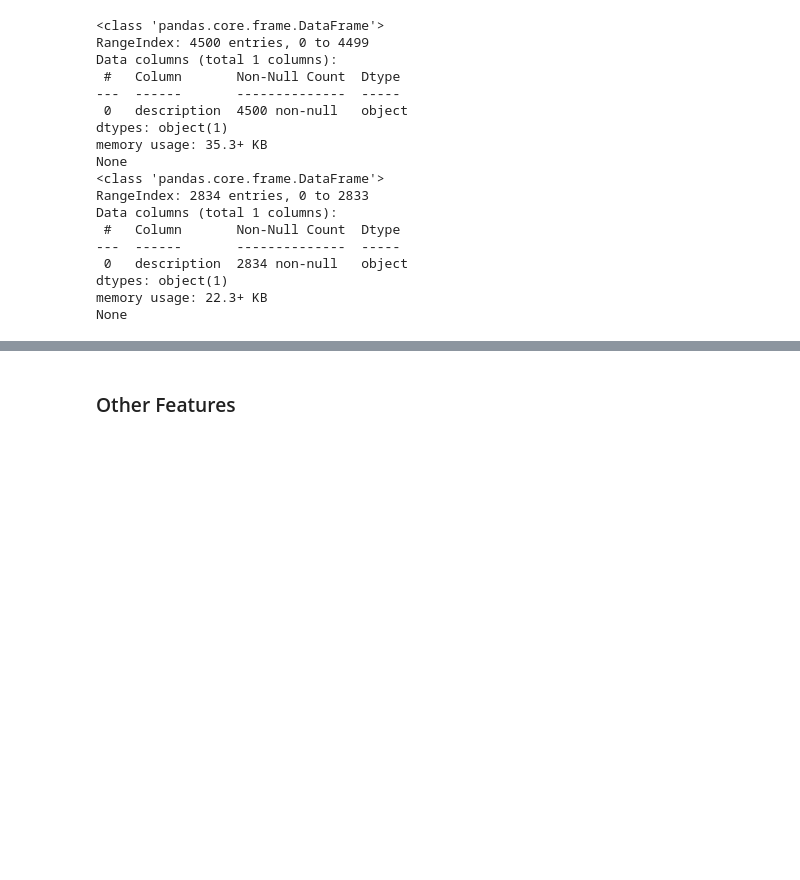
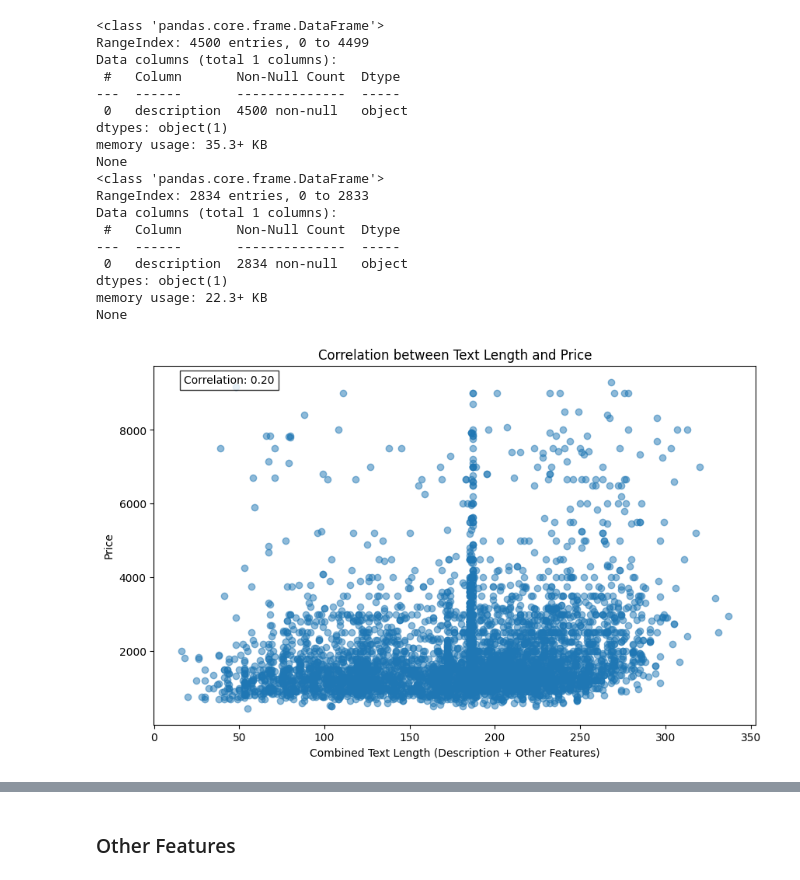
Before and after one commit to marcolomele/milan-rent, a Jupyter notebook: data-processing.ipynb, the cells around one changed output, grey strips where cells are left out. Cells and saved outputs as stored; diff of their text form; code cells hidden in the pictures; blank space fills up the shorter version.

```diff
--- a/data-processing.ipynb
+++ b/data-processing.ipynb
@@ -200,6 +200,25 @@ Data columns (total 1 columns):
 dtypes: object(1)
 memory usage: 22.3+ KB
 None
+# %%
+# correlation between description + other feature text length vs price
+text_length = tr_raw['description'].str.len() + tr_raw['other_features'].str.len()
+
+plt.figure(figsize=(10, 6))
+plt.scatter(text_length, tr_raw['y'], alpha=0.5)
+plt.xlabel('Combined Text Length (Description + Other Features)')
+plt.ylabel('Price')
+plt.title('Correlation between Text Length and Price')
+
+# Add correlation coefficient
+correlation = text_length.corr(tr_raw['y'])
+plt.text(0.05, 0.95, f'Correlation: {correlation:.2f}',
+         transform=plt.gca().transAxes,
+         bbox=dict(facecolor='white', alpha=0.8))
+
+plt.show()
+# %% [output]
+[figure, added]
 # %%
 # get an idea of all possible descriptions
 tr_raw['description'].iloc[np.random.randint(0, 4501, 20)].values
```
Also changed, not shown: parts of 4 cells of this notebook, 26 other files.
